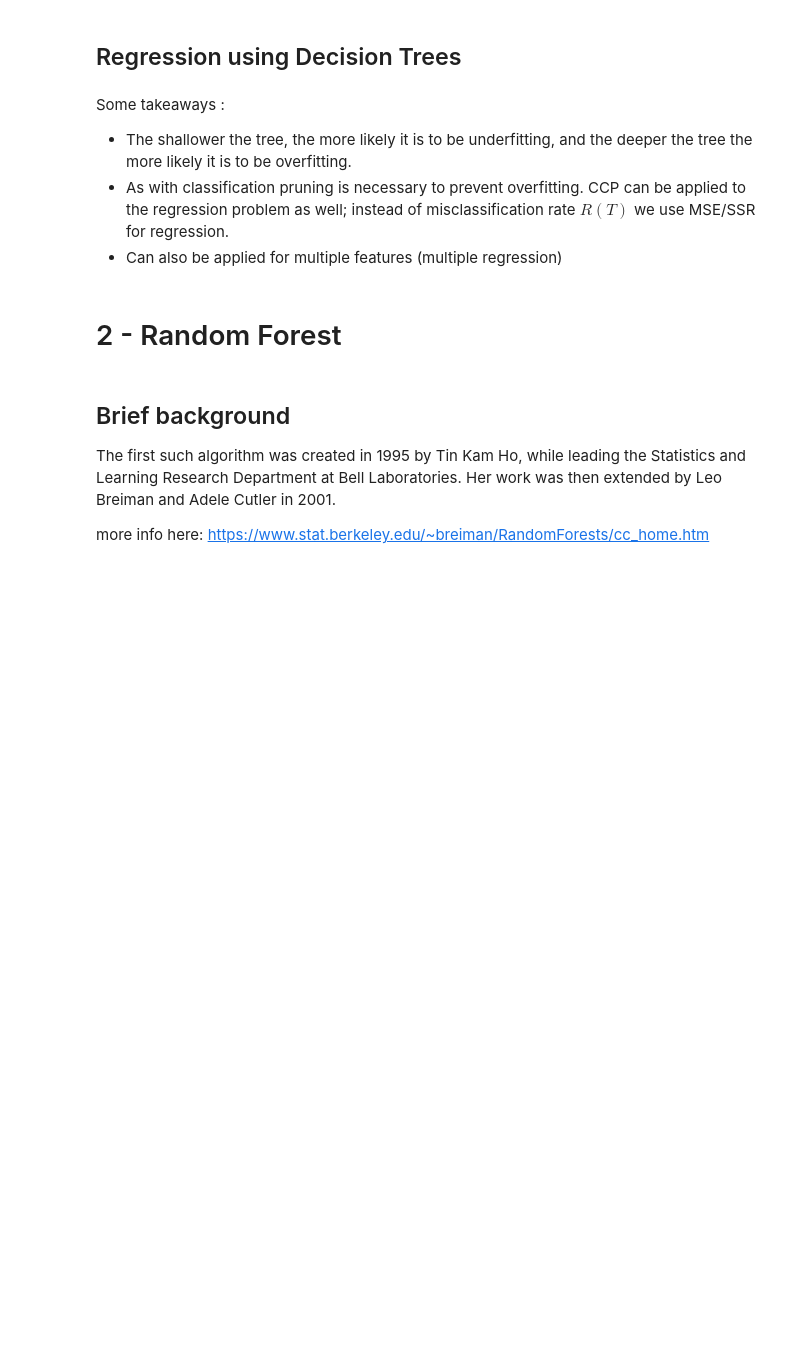
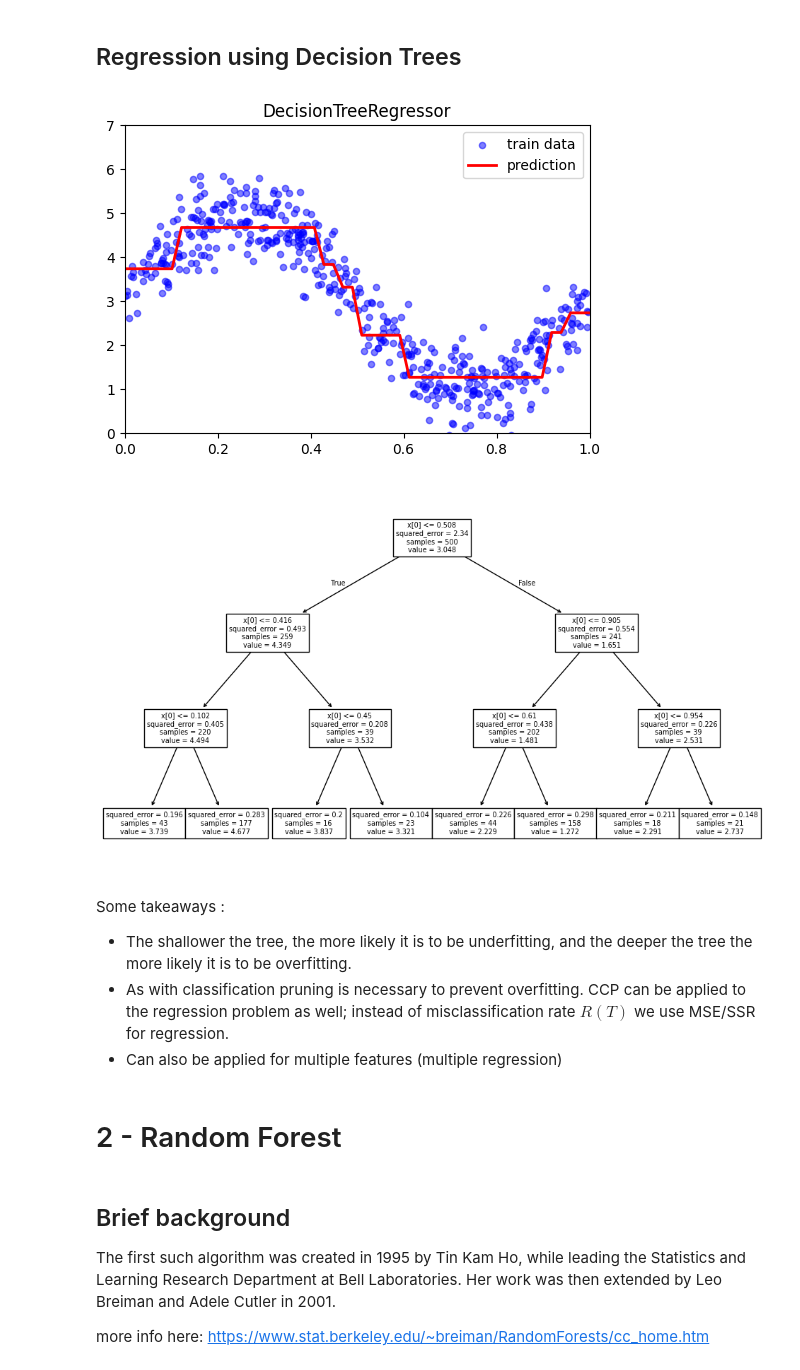
Before and after one commit to hlang014/MY-DAC-Curriculum, a Jupyter notebook: DAC-006_Machine_Learning/DAC-006-Intro_to_ML_Session_2_Student.ipynb, the cells around one changed output. Cells and saved outputs as stored; diff of their text form; code cells hidden in the pictures; blank space fills up the shorter version.

```diff
--- a/DAC-006_Machine_Learning/DAC-006-Intro_to_ML_Session_2_Student.ipynb
+++ b/DAC-006_Machine_Learning/DAC-006-Intro_to_ML_Session_2_Student.ipynb
@@ -444,16 +473,22 @@ df.head()
 # %%
-# depth = 3
+depth = 3
 
-# sk_model = DecisionTreeRegressor(max_depth = depth)
-# sk_model.fit(x_train, y_train)
-# sk_pred = sk_model.predict(x_test)
+sk_model = DecisionTreeRegressor(max_depth = depth)
+sk_model.fit(x_train, y_train)
+sk_pred = sk_model.predict(x_test)
 
-# # Plot the training data and draw the estimated curve.
-# plot_prediction(x_train, y_train, x_test, sk_pred, 'DecisionTreeRegressor')
+# Plot the training data and draw the estimated curve.
+plot_prediction(x_train, y_train, x_test, sk_pred, 'DecisionTreeRegressor')
 
-# plt.figure(figsize=(12,7))
-# tree.plot_tree(sk_model)
-# plt.show()
+plt.figure(figsize=(12,7))
+tree.plot_tree(sk_model)
+plt.show()
+
+
+#setting increasing depth -> shows prediction line overfitting
+# %% [output]
+[figure, added]
+[figure, added]
 # %% [markdown]
 Some takeaways :
 
```
Also changed, not shown: parts of 14 cells of this notebook.
